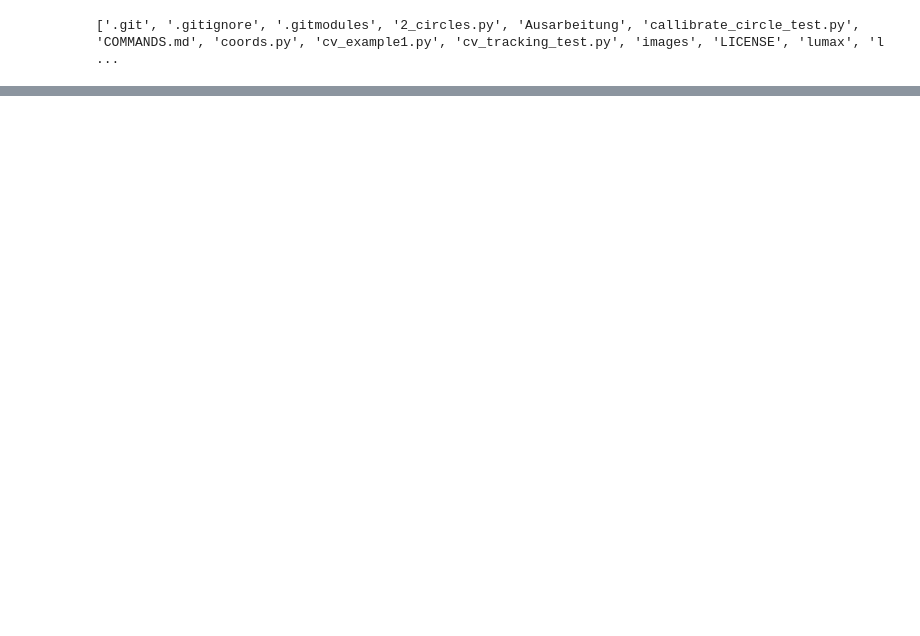
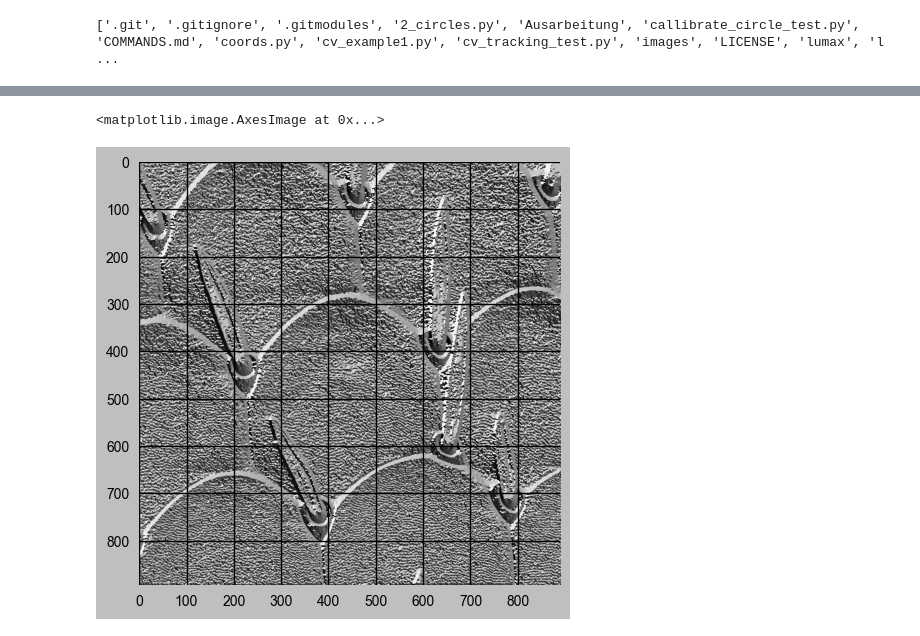
Before and after one commit to MKesenheimer/LaserFlySwatter, a Jupyter notebook: my_canny.ipynb, the cells around one changed output, grey strips where cells are left out. Drawn from its saved outputs; the diff is of its cells as text; code cells hidden in the pictures; blank space fills up the shorter version.

```diff
--- a/my_canny.ipynb
+++ b/my_canny.ipynb
@@ -36,0 +50,6 @@ Plt.show()
+# %%
+theta= np.arctan2(Gy, Gx)
+plt.imshow(theta)
+# %% [output]
+<matplotlib.image.AxesImage at 0x...>
+[figure, added]
```
Also changed, not shown: parts of 10 cells of this notebook.
